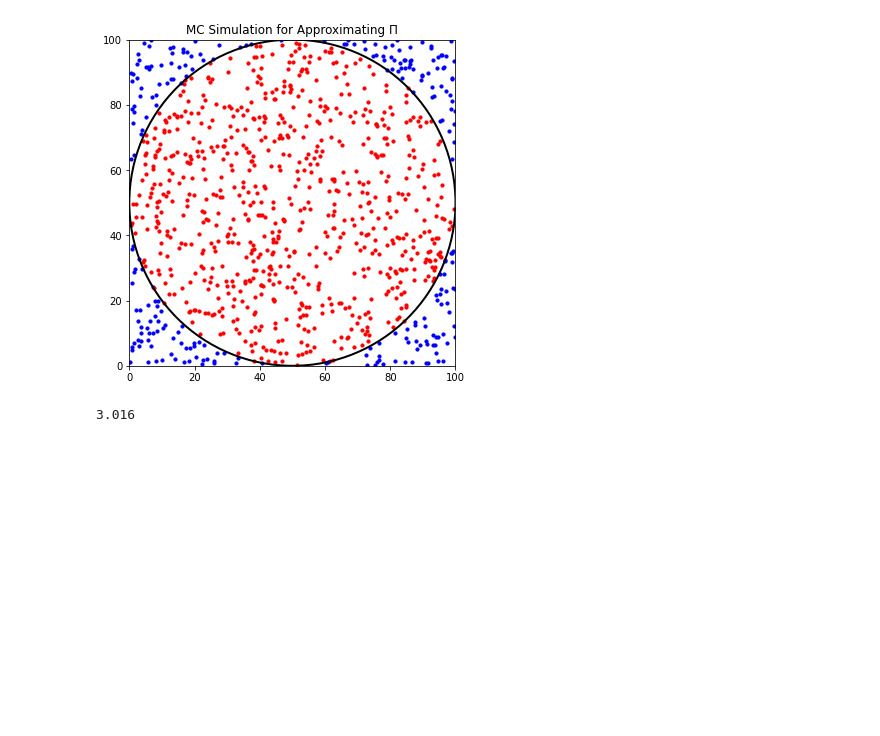
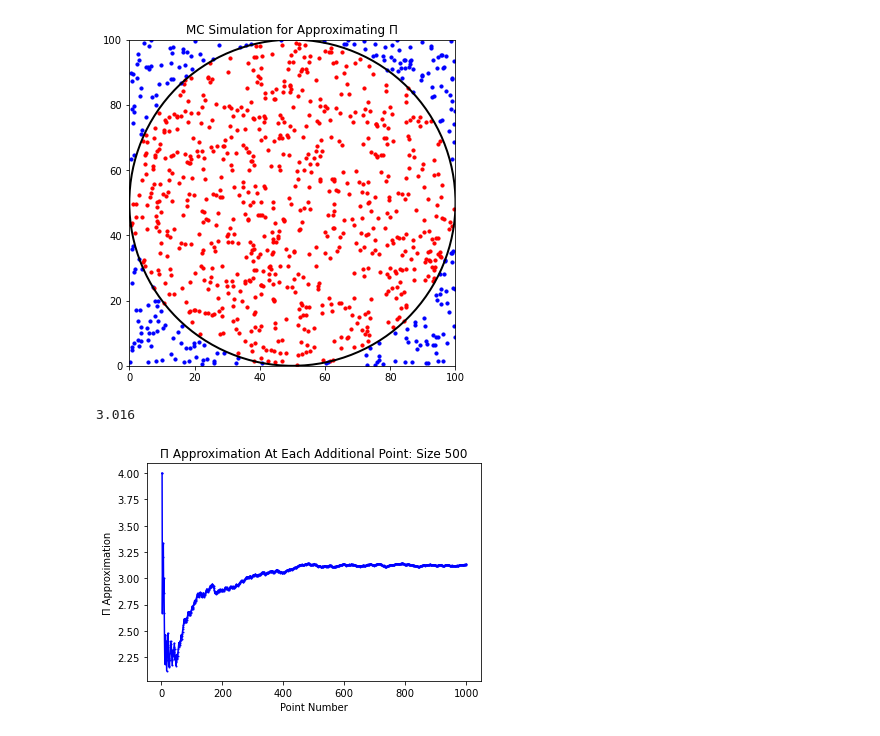
Before and after one commit to maxmandel/MonteCarlo, a Jupyter notebook: MCSim_Pi.ipynb, the cells around one changed output. Drawn from its saved outputs; the diff is of its cells as text; code cells hidden in the pictures; blank space fills up the shorter version.

```diff
--- a/MCSim_Pi.ipynb
+++ b/MCSim_Pi.ipynb
@@ -122,3 +122,41 @@ approx_pi_visual(100, 1000)
 # %% [output]
 [figure]
 3.016
+# %%
+def approx_pi(size=1000, numPts=20000, recordPath=False):
+
+    inside = 0
+
+    center = (size/2, size/2)
+    crad = size/2
+
+    if (recordPath):
+        path = [0]*numPts
+
+    for i in range(numPts):
+        rX, rY = random.uniform(0.0, float(size)), random.uniform(0.0, float(size))
+        if math.dist((rX, rY), center) < crad:
+            inside += 1
+        if (recordPath):
+            path[i] = (i+1, (inside/(i+1))*4) # record approximation at that step
+
+    if (recordPath):
+        assert(abs((inside/numPts)*4 - path[-1][1])<0.00001)
+        return path
+    else:
+        return (inside/numPts)*4
+# %%
+def viz_perstep_approx(size, numPts):
+
+    res = approx_pi(size, numPts, True)
+
+    ptNums, approxs = zip(*res)
+    plt.plot(ptNums, approxs, marker='o', color='b', linestyle='-', markersize=1)
+    plt.title("Π Approximation At Each Additional Point: Size "+str(size))
+    plt.xlabel("Point Number")
+    plt.ylabel("Π Approximation")
+    plt.show()
+# %%
+viz_perstep_approx(500, 1000)
+# %% [output]
+[figure, added]
```
Also changed, not shown: parts of 1 cell of this notebook.
